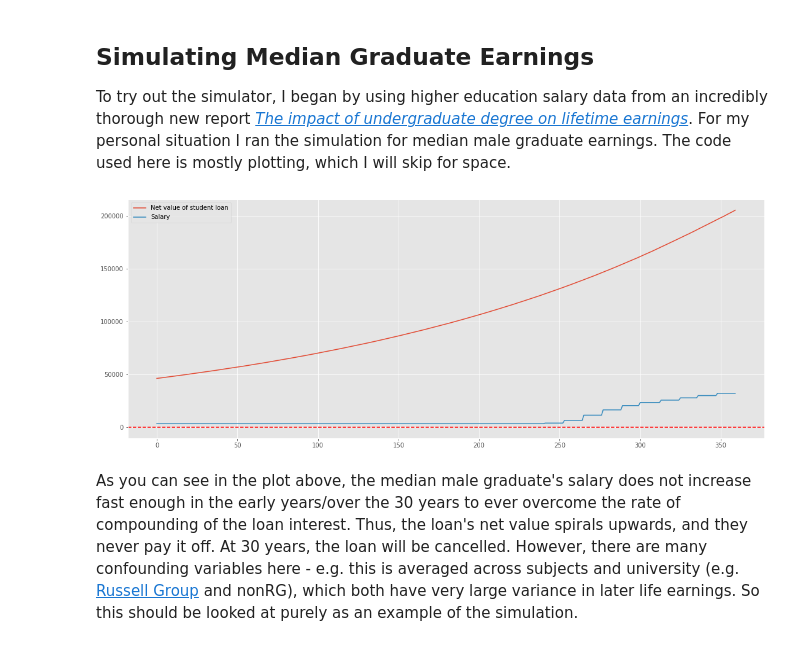
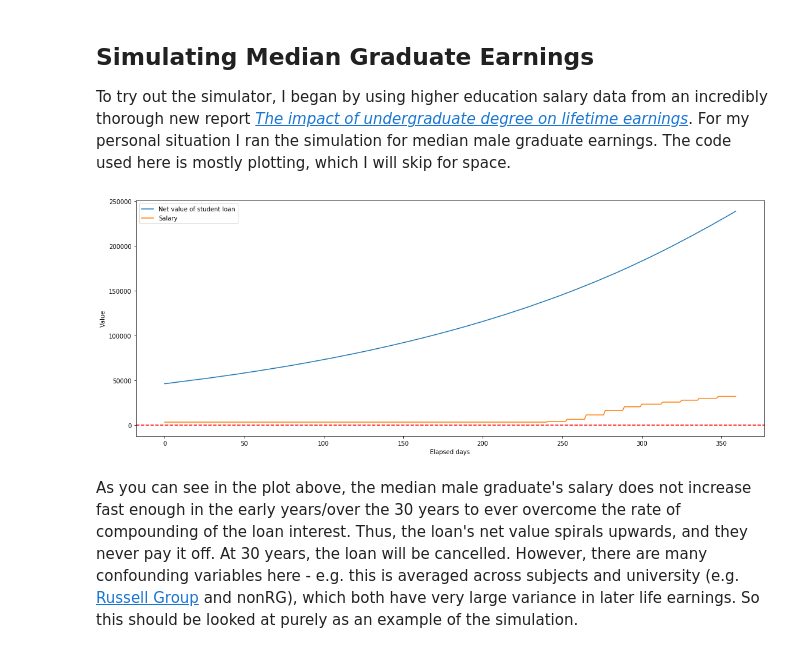
Before and after one commit to lvassor/student_finance_simulation, a Jupyter notebook: notebooks/payoffSimulation_blog_style.ipynb, the cells around one changed output. Saved outputs shown, nothing was run; the diff lists cells and outputs as text; code cells hidden in the pictures.

```diff
--- a/notebooks/payoffSimulation_blog_style.ipynb
+++ b/notebooks/payoffSimulation_blog_style.ipynb
@@ -59,7 +59,7 @@ from bs4 import BeautifulSoup
 # Plotting
 import matplotlib.pyplot as plt
 %matplotlib inline
-plt.style.use('ggplot')
+# plt.style.use('ggplot')
 # %% [markdown]
 ## Build Functions
 Read in my student finance statements for all loan instalments throughout my degree (paid from the Student Finance England)
@@ -138,7 +138,10 @@ for tr in table_rows:
         historicInterest[year]["rate"] = float(row[1][:-1])/100
 
 def find_interest_rate(paymentDate):
-    '''Finds interest rate of applied to loan for a given date'''
+    '''
+    Finds interest rate for a date which falls in
+    a given academic year using a lookup dictionary.
+    '''
     try:
         year = paymentDate.year
         sdate = historicInterest[str(year)]["start"]
@@ -153,6 +156,6 @@ def find_interest_rate(paymentDate):
             rate = historicInterest[str(year)]["rate"]
         else:
             rate = historicInterest[str(year-1)]["rate"]
-    except KeyError: # error for dates in next calendar year after the end of the dictionary dates
+    except KeyError: # error for dates in next calendar year but in an academic year which exceeds the last year of the dictionary
         rate = historicInterest[str(year-1)]["rate"]
     return rate
@@ -249,7 +273,7 @@ def simulate_lifetime_earnings(grossSalaryPA, N, principal, employment_start, me
             if (today - start).days%365 == 0 and (today - start).days/365 in male_HE.index:
                 grossSalaryPA = male_HE.loc[(today - start).days/365]['Earning']
 
-        cumulativeTotal *= (1+(0.05/365)) # apply interest on previous payments before new payment
+        cumulativeTotal *= (1+(0.055/365)) # apply interest on previous payments before new payment
 
         if today == offset.rollforward(today) and today.month == offset.rollforward(today).month: # if today in sim is last working day
             cumulativeTotal -= calc_student_finance_PM(grossSalaryPA) # payment made to student finance based on gross salary
@@ -266,23 +290,25 @@ To try out the simulator, I began by using higher education salary data from an
 # %%
 male_HE = pd.read_csv(os.path.join(current_wd, "..", "data", "real_median_men_HE.csv"),header=None, names = ['Age', 'Earning'])
 male_HE['Age'] = male_HE['Age'].round()
 male_HE = male_HE.groupby(by='Age').mean()
 
 fig = plt.figure(figsize=(16,6))
 ax = fig.add_axes([0.1,0.1,0.9,0.9])
 plt.axhline(y = 0, color = 'r', linestyle = '--')
 sim, sal, payments = simulate_lifetime_earnings(grossSalaryPA = male_HE['Earning'].min(),
                                     N = 30,
                                     principal = graduate_amount(simEnd = "employment", employmentStart = "2019-10-07", myPayments = myPayments),
                                     employment_start = "2019-10-07",
                                     method = "median")
 
 ax.plot(sim, label = "Net value of student loan")
 ax.plot(sal, label = "Salary")
+ax.set_xlabel("Elapsed days")
+ax.set_ylabel("Value")
 plt.legend(loc="best");
 fig.savefig(os.path.join('..','results','median_male_student_loan.png'), dpi=400)
 # %% [output]
-[figure, old version]
+[figure, new version]
 # %% [markdown]
 As you can see in the plot above, the median male graduate's salary does not increase fast enough in the early years/over the 30 years to ever overcome the rate of compounding of the loan interest. Thus, the loan's net value spirals upwards, and they never pay it off. At 30 years, the loan will be cancelled. However, there are many confounding variables here - e.g. this is averaged across subjects and university (e.g. [Russell Group](https://russellgroup.ac.uk/about/) and nonRG), which both have very large variance in later life earnings. So this should be looked at purely as an example of the simulation.
 
```
Also changed, not shown: parts of 4 cells of this notebook, 5 other files.
